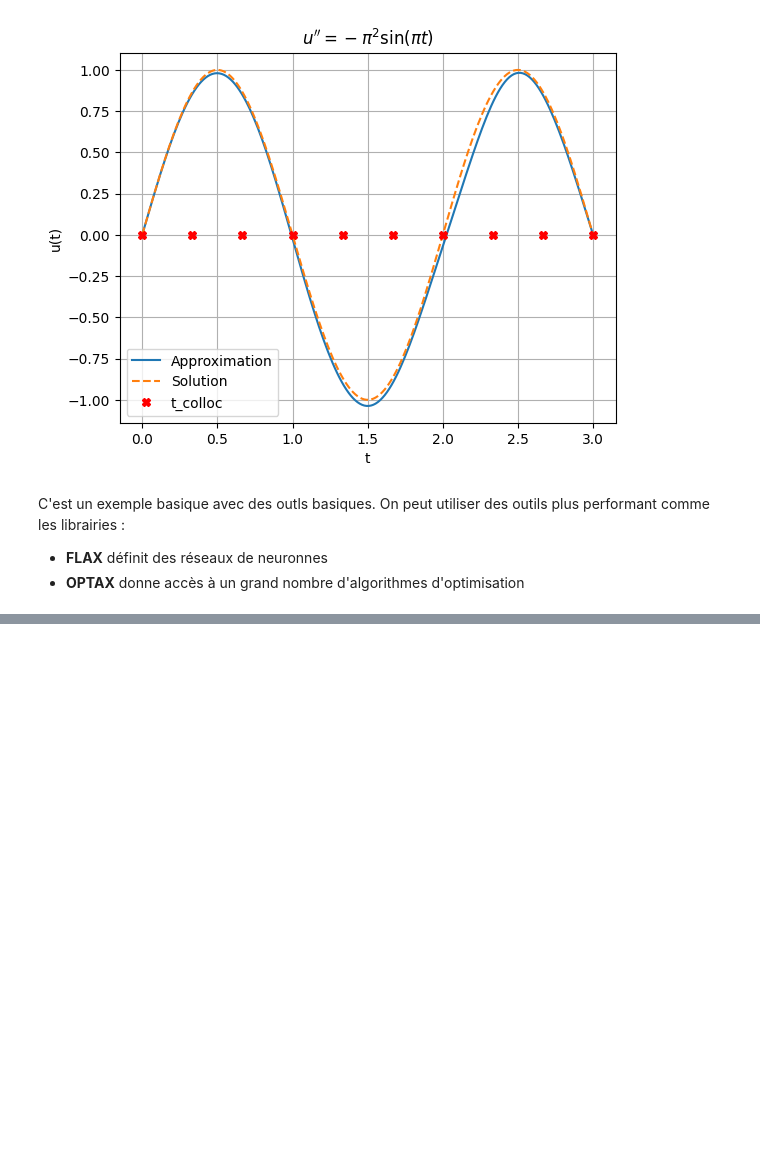
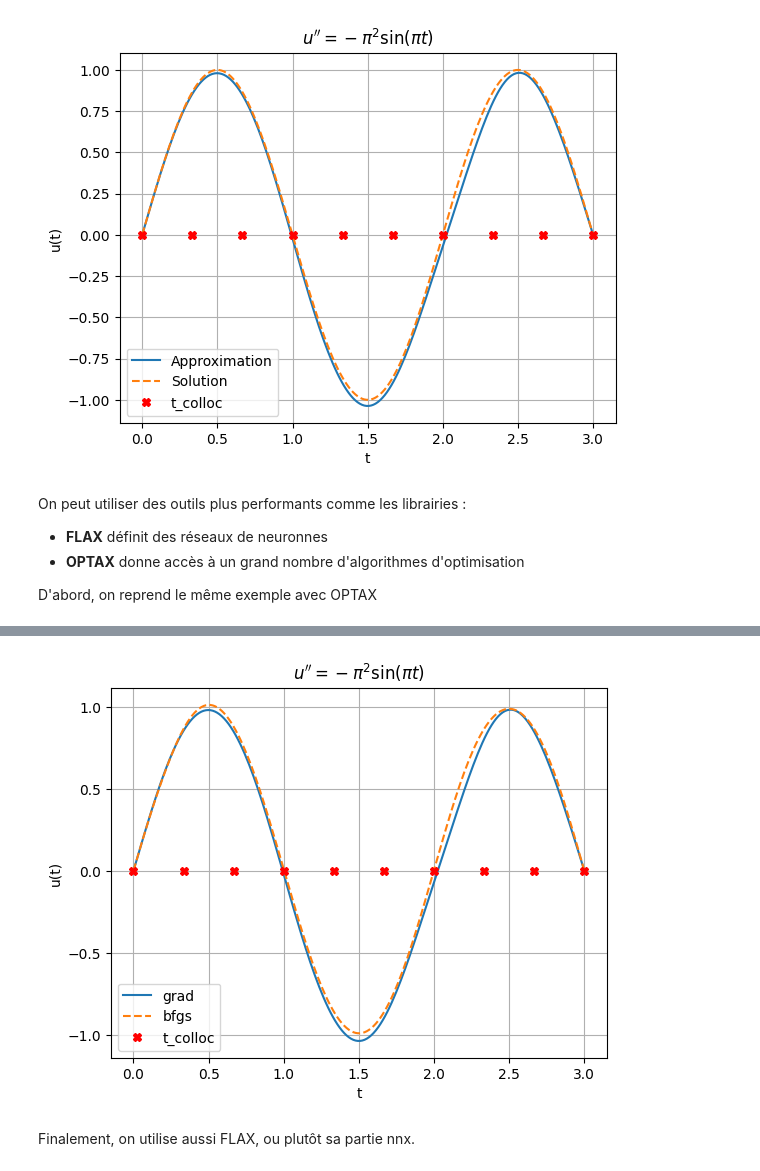
Before and after one commit to beckerrh/Machines-Et-Co, a Jupyter notebook: Cours/ODE/ode2o.ipynb, the cells around one changed output, grey strips where cells are left out. Cells and saved outputs as stored; diff of their text form; code cells hidden in the pictures; blank space fills up the shorter version.

```diff
--- a/Cours/ODE/ode2o.ipynb
+++ b/Cours/ODE/ode2o.ipynb
@@ -101,7 +109,36 @@ plot_solutions(t_plot, u_pred, u_true, t_colloc)
   5700    1.009e-06
 [figure]
 # %% [markdown]
-C'est un exemple basique avec des outls basiques.
-On peut utiliser des outils plus performant comme les librairies :
+On peut utiliser des outils plus performants comme les librairies :
 * **FLAX** définit des réseaux de neuronnes
 * **OPTAX** donne accès à un grand nombre d'algorithmes d'optimisation
+
+D'abord, on reprend le même exemple avec OPTAX
+# %%
+        import optax
+
+        params = init_params()
+        optimizer = optax.lbfgs(learning_rate=lr)
+        opt_state = optimizer.init(params)
+        @jax.jit
+        def train_step(params, opt_state):
+            loss_value, grads = jax.value_and_grad(loss)(params)
+            updates, opt_state = optimizer.update(
+                grads, opt_state, params, value=loss_value, grad=grads, value_fn=loss
+            )
+            params = optax.apply_updates(params, updates)
+            return params, opt_state, loss_value, grads, updates
+
+        n_epochs = 400
+        for epoch in range(n_epochs):
+            params, opt_state, loss_value, grads, updates = train_step(params, opt_state)
+            if epoch % 100== 0:
+                print(f"Epoch {epoch:7d}, Loss: {loss_value:.3e}")
+
+        # Visu
+        t_plot = jnp.linspace(t0, t1, 200)
+        u_pred2 = jax.vmap(lambda t: forward(params,t))(t_plot)
+        u_true = jnp.sin(jnp.pi * t_plot)
+
+        plot_solutions(t_plot, t_colloc, u_pred, u_pred2, t1='grad', t2='bfgs')
+# %% [output]
@@ -107,0 +149,3 @@ On peut utiliser des outils plus performant comme les librairies :
+[figure, added]
+# %% [markdown]
+Finalement, on utilise aussi FLAX, ou plutôt sa partie nnx.
```
Also changed, not shown: parts of 3 cells of this notebook, 7 other files.
